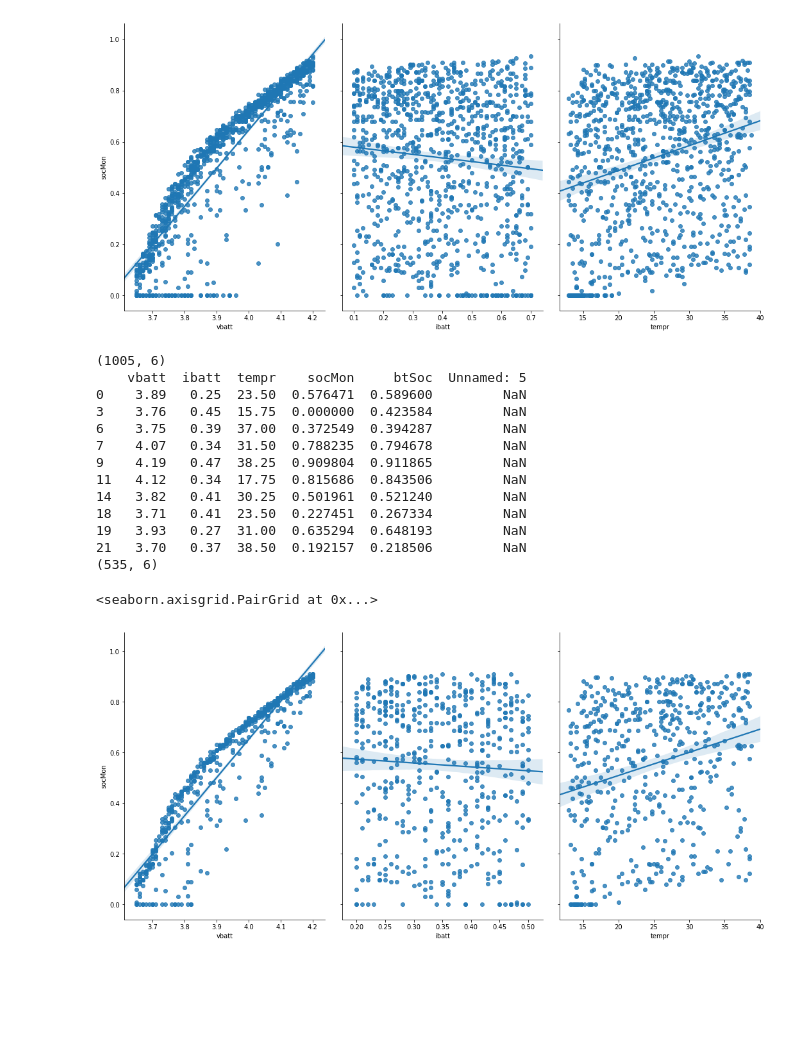
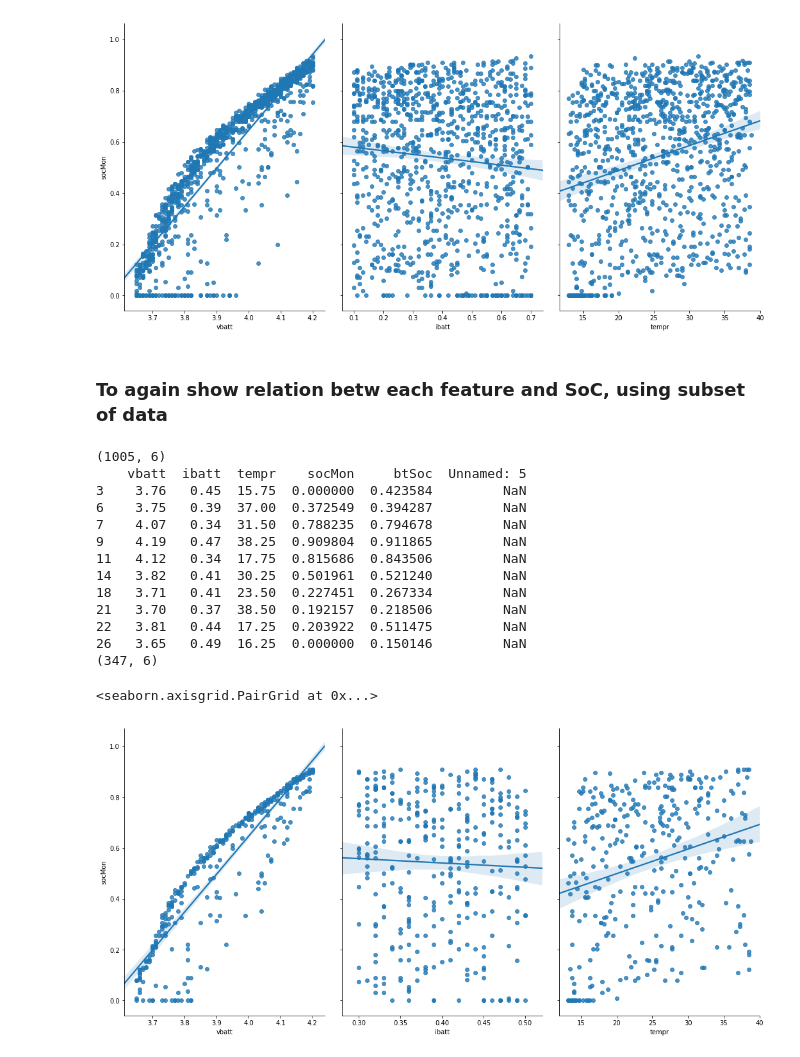
Before and after one commit to vharavu/mlnd-capstone, a Jupyter notebook: battSoC.ipynb, the cells around one changed output. Drawn from its saved outputs; the diff is of its cells as text; code cells hidden in the pictures; blank space fills up the shorter version.

```diff
--- a/battSoC.ipynb
+++ b/battSoC.ipynb
@@ -105,26 +106,28 @@ data.drop(['socMon', 'btSoc', 'Unnamed: 5'], axis=1, inplace=True)
 3   3.76   0.45  15.75  0.000000  0.423584         NaN
 4   3.99   0.11  25.75  0.678431  0.687256         NaN
 [figure]
+# %% [markdown]
+### To again  show relation betw each feature and SoC, using subset of data
 # %%
 print(full_data.shape)
 full_data.drop(full_data[full_data.ibatt > 0.5].index, inplace=True)
-full_data.drop(full_data[full_data.ibatt < 0.2].index, inplace=True)
+full_data.drop(full_data[full_data.ibatt < 0.3].index, inplace=True)
 print(full_data.head(10))
 print(full_data.shape)
 sns.pairplot(full_data, x_vars=['vbatt', 'ibatt', 'tempr'], y_vars='socMon', size = 7, aspect = 0.7, kind='reg')
 # %% [output]
 (1005, 6)
     vbatt  ibatt  tempr    socMon     btSoc  Unnamed: 5
-0    3.89   0.25  23.50  0.576471  0.589600         NaN
 3    3.76   0.45  15.75  0.000000  0.423584         NaN
 6    3.75   0.39  37.00  0.372549  0.394287         NaN
 7    4.07   0.34  31.50  0.788235  0.794678         NaN
 9    4.19   0.47  38.25  0.909804  0.911865         NaN
 11   4.12   0.34  17.75  0.815686  0.843506         NaN
 14   3.82   0.41  30.25  0.501961  0.521240         NaN
 18   3.71   0.41  23.50  0.227451  0.267334         NaN
-19   3.93   0.27  31.00  0.635294  0.648193         NaN
 21   3.70   0.37  38.50  0.192157  0.218506         NaN
-(535, 6)
+22   3.81   0.44  17.25  0.203922  0.511475         NaN
+26   3.65   0.49  16.25  0.000000  0.150146         NaN
+(347, 6)
 <seaborn.axisgrid.PairGrid at 0x...>
-[figure, old version]
+[figure, new version]
```
Also changed, not shown: parts of 9 cells of this notebook.
